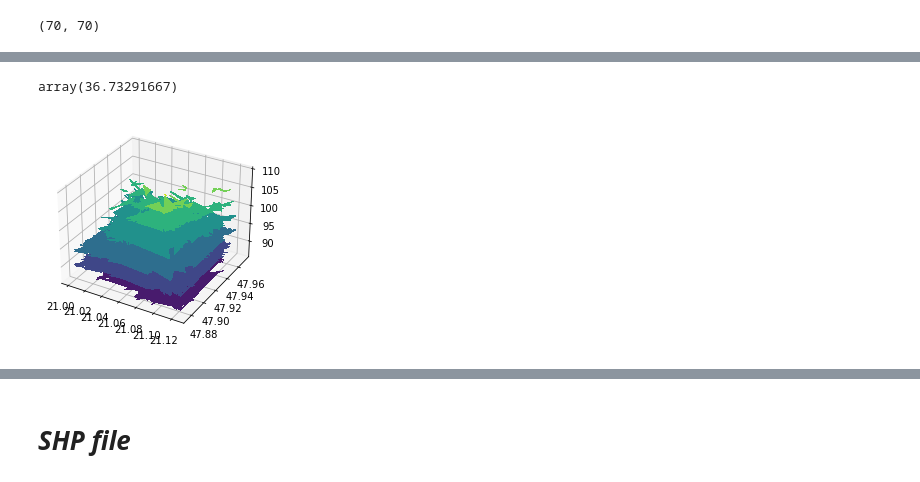
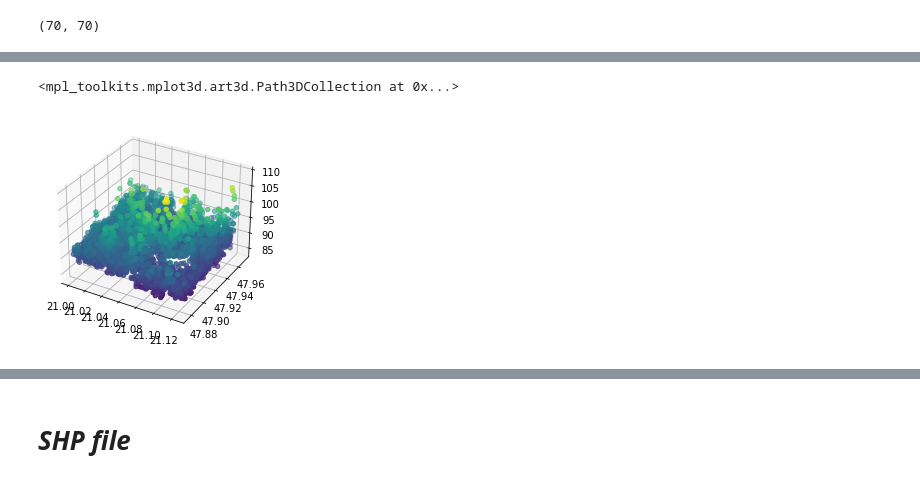
Before and after one commit to DommiiUdomp/MAP-Hungary, a Jupyter notebook: tryDEM.ipynb, the cells around one changed output, grey strips where cells are left out. Cells and saved outputs as stored; diff of their text form; code cells hidden in the pictures.

```diff
--- a/tryDEM.ipynb
+++ b/tryDEM.ipynb
@@ -133,8 +123,9 @@ dff_elv.head()
 # %%
-dff_elv['lon'] = dff_elv['lon'].str[:9].astype(float).round(5)
-dff_elv['lat'] = dff_elv['lat'].str[:9].astype(float).round(5)
-dff_elv['elevation'] = dff_elv['elevation'].astype(int)
-dff_elv.info()
+df_elv['lon'] = df_elv['lon'].str[:9].astype(float).round(5)
+df_elv['lat'] = df_elv['lat'].str[:9].astype(float).round(5)
+df_elv['elevation'] = df_elv['elevation'].astype(int)
+df_elv.drop(columns=['system:index','name','p','coor','.geo'], inplace=True)
+df_elv.info()
 # %% [output]
 <class 'pandas.core.frame.DataFrame'>
 RangeIndex: 5000 entries, 0 to 4999
@@ -238,21 +197,0 @@ array([[483, 487, 491, ..., 446, 431, 444],
-# %%
-dem['ymin']
-# %% [output]
-array(36.73291667)
-# %%
-# Set up plot
-fig, ax = plt.subplots(subplot_kw=dict(projection='3d'))
-
-ls = LightSource()
-# To use a custom hillshading mode, override the built-in shading and pass
-# in the rgb colors of the shaded surface calculated from "shade".
-x = tiszaDEM['lon']
-y = tiszaDEM['lat']
-z = tiszaDEM['elevation']
-rgb = ls.shade(z, cmap=plt.cm.gist_earth, vert_exag=0.1, blend_mode='soft')
-surf = ax.contourf3D(x, y, z, rstride=1, cstride=1, facecolors=rgb,
-                       linewidth=0, antialiased=False, shade=False)
-
-plt.show()
-# %% [output]
-[figure, removed]
@@ -258,0 +210,6 @@ plt.show()
+# %%
+ax = plt.axes(projection='3d')
+ax.scatter(df_elv['lon'], df_elv['lat'], df_elv['elevation'], c =df_elv['elevation'])
+# %% [output]
+<mpl_toolkits.mplot3d.art3d.Path3DCollection at 0x...>
+[figure, added]
```
Also changed, not shown: parts of 28 cells of this notebook.
